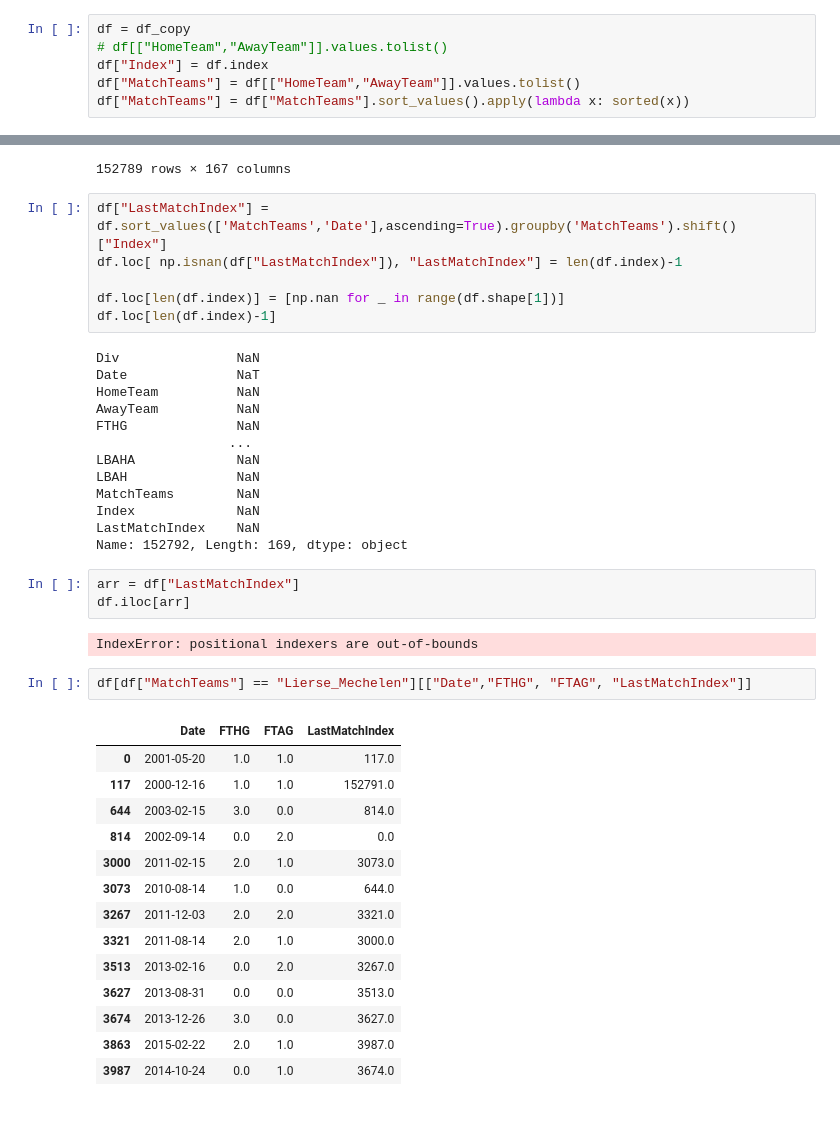
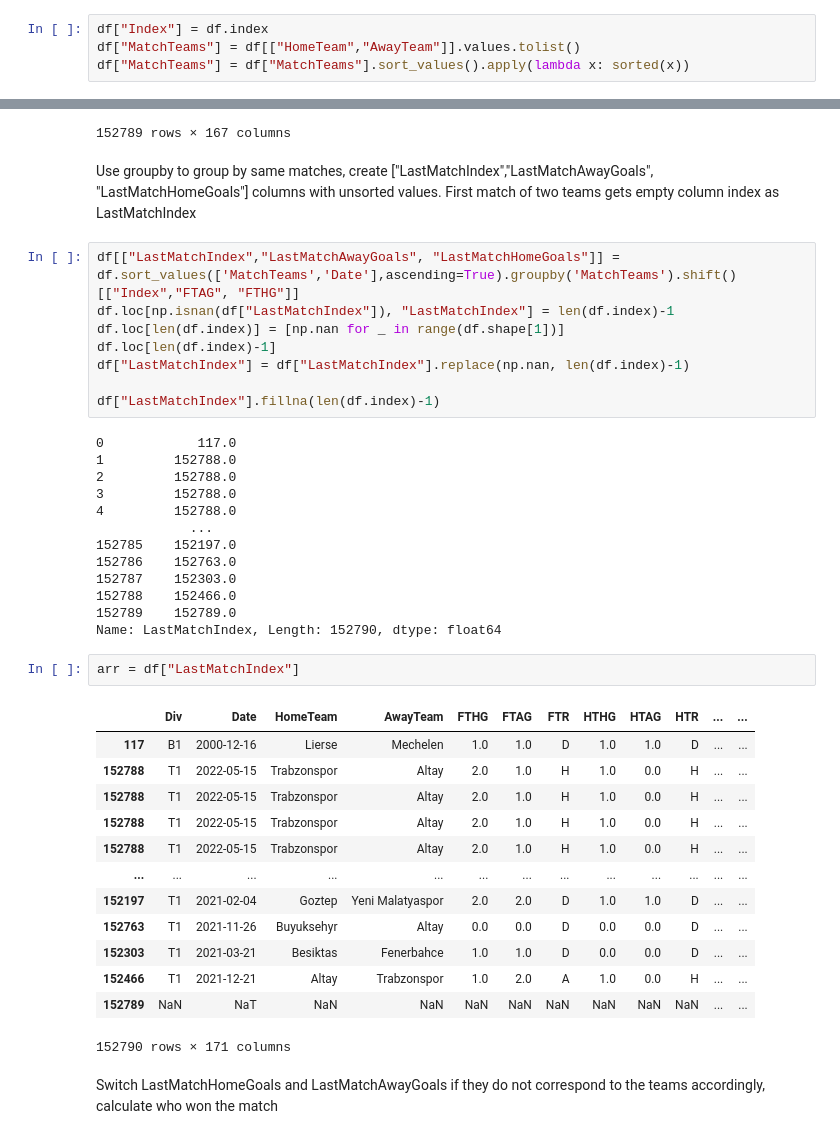
Before and after one commit to balooooooooo/machine-learning-2-coursework, a Jupyter notebook: preprocessing.ipynb, the cells around one changed output, grey strips where cells are left out. Saved outputs shown, nothing was run; the diff lists cells and outputs as text.

```diff
--- a/preprocessing.ipynb
+++ b/preprocessing.ipynb
@@ -515,6 +509,4 @@ df_aa.shape
 # %%
-df = df_copy
-# df[["HomeTeam","AwayTeam"]].values.tolist()
 df["Index"] = df.index
 df["MatchTeams"] = df[["HomeTeam","AwayTeam"]].values.tolist()
 df["MatchTeams"] = df["MatchTeams"].sort_values().apply(lambda x: sorted(x))
@@ -536,45 +528,46 @@ df.sort_values(['MatchTeams','Date'],ascending=True).groupby('MatchTeams').shift
 | 146113 | NaN | NaT | NaN | NaN | NaN | NaN | NaN | NaN | NaN | NaN | ... | ... |
 | 104875 | NaN | NaT | NaN | NaN | NaN | NaN | NaN | NaN | NaN | NaN | ... | ... |
 152789 rows × 167 columns
+# %% [markdown]
+Use groupby to group by same matches, create ["LastMatchIndex","LastMatchAwayGoals", "LastMatchHomeGoals"] columns with unsorted values.
+First match of two teams gets empty column index as LastMatchIndex
 # %%
-df["LastMatchIndex"] = df.sort_values(['MatchTeams','Date'],ascending=True).groupby('MatchTeams').shift()["Index"]
-df.loc[ np.isnan(df["LastMatchIndex"]), "LastMatchIndex"] = len(df.index)-1
-
+df[["LastMatchIndex","LastMatchAwayGoals", "LastMatchHomeGoals"]] = df.sort_values(['MatchTeams','Date'],ascending=True).groupby('MatchTeams').shift()[["Index","FTAG", "FTHG"]]
+df.loc[np.isnan(df["LastMatchIndex"]), "LastMatchIndex"] = len(df.index)-1
 df.loc[len(df.index)] = [np.nan for _ in range(df.shape[1])]
 df.loc[len(df.index)-1]
+df["LastMatchIndex"] = df["LastMatchIndex"].replace(np.nan, len(df.index)-1)
+
+df["LastMatchIndex"].fillna(len(df.index)-1)
 # %% [output]
-Div               NaN
-Date              NaT
-HomeTeam          NaN
-AwayTeam          NaN
-FTHG              NaN
-                 ...
-LBAHA             NaN
-LBAH              NaN
-MatchTeams        NaN
-Index             NaN
-LastMatchIndex    NaN
-Name: 152792, Length: 169, dtype: object
+0            117.0
+1         152788.0
+2         152788.0
+3         152788.0
+4         152788.0
+            ...
+152785    152197.0
+152786    152763.0
+152787    152303.0
+152788    152466.0
+152789    152789.0
+Name: LastMatchIndex, Length: 152790, dtype: float64
 # %%
 arr = df["LastMatchIndex"]
-df.iloc[arr]
 # %% [output]
+|  | Div | Date | HomeTeam | AwayTeam | FTHG | FTAG | FTR | HTHG | HTAG | HTR | ... | ... |
+| 117 | B1 | 2000-12-16 | Lierse | Mechelen | 1.0 | 1.0 | D | 1.0 | 1.0 | D | ... | ... |
+| 152788 | T1 | 2022-05-15 | Trabzonspor | Altay | 2.0 | 1.0 | H | 1.0 | 0.0 | H | ... | ... |
+| 152788 | T1 | 2022-05-15 | Trabzonspor | Altay | 2.0 | 1.0 | H | 1.0 | 0.0 | H | ... | ... |
+| 152788 | T1 | 2022-05-15 | Trabzonspor | Altay | 2.0 | 1.0 | H | 1.0 | 0.0 | H | ... | ... |
+| 152788 | T1 | 2022-05-15 | Trabzonspor | Altay | 2.0 | 1.0 | H | 1.0 | 0.0 | H | ... | ... |
+| ... | ... | ... | ... | ... | ... | ... | ... | ... | ... | ... | ... | ... |
+| 152197 | T1 | 2021-02-04 | Goztep | Yeni Malatyaspor | 2.0 | 2.0 | D | 1.0 | 1.0 | D | ... | ... |
+| 152763 | T1 | 2021-11-26 | Buyuksehyr | Altay | 0.0 | 0.0 | D | 0.0 | 0.0 | D | ... | ... |
+| 152303 | T1 | 2021-03-21 | Besiktas | Fenerbahce | 1.0 | 1.0 | D | 0.0 | 0.0 | D | ... | ... |
+| 152466 | T1 | 2021-12-21 | Altay | Trabzonspor | 1.0 | 2.0 | A | 1.0 | 0.0 | H | ... | ... |
+| 152789 | NaN | NaT | NaN | NaN | NaN | NaN | NaN | NaN | NaN | NaN | ... | ... |
-IndexError: positional indexers are out-of-bounds
+152790 rows × 171 columns
-# %%
-df[df["MatchTeams"] == "Lierse_Mechelen"][["Date","FTHG", "FTAG", "LastMatchIndex"]]
-# %% [output]
-|  | Date | FTHG | FTAG | LastMatchIndex |
-| 0 | 2001-05-20 | 1.0 | 1.0 | 117.0 |
-| 117 | 2000-12-16 | 1.0 | 1.0 | 152791.0 |
-| 644 | 2003-02-15 | 3.0 | 0.0 | 814.0 |
-| 814 | 2002-09-14 | 0.0 | 2.0 | 0.0 |
-| 3000 | 2011-02-15 | 2.0 | 1.0 | 3073.0 |
-| 3073 | 2010-08-14 | 1.0 | 0.0 | 644.0 |
-| 3267 | 2011-12-03 | 2.0 | 2.0 | 3321.0 |
-| 3321 | 2011-08-14 | 2.0 | 1.0 | 3000.0 |
-| 3513 | 2013-02-16 | 0.0 | 2.0 | 3267.0 |
-| 3627 | 2013-08-31 | 0.0 | 0.0 | 3513.0 |
-| 3674 | 2013-12-26 | 3.0 | 0.0 | 3627.0 |
-| 3863 | 2015-02-22 | 2.0 | 1.0 | 3987.0 |
-| 3987 | 2014-10-24 | 0.0 | 1.0 | 3674.0 |
+# %% [markdown]
+Switch LastMatchHomeGoals and LastMatchAwayGoals if they do not correspond to the teams accordingly, calculate who won the match
 # %%
```
Also changed, not shown: parts of 8 cells of this notebook.
